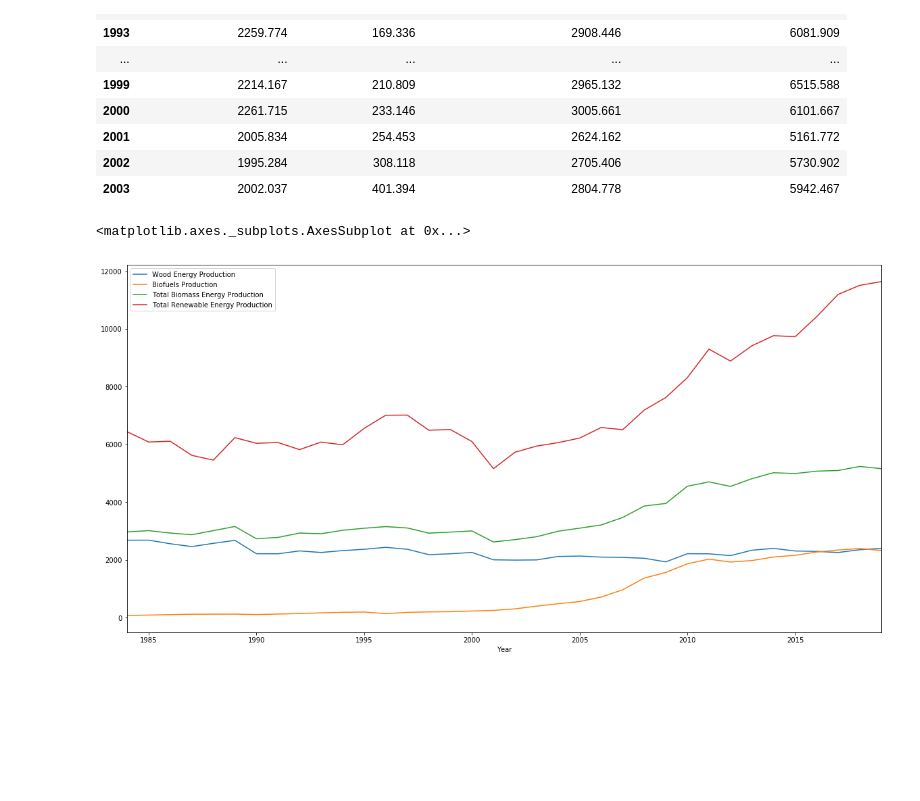
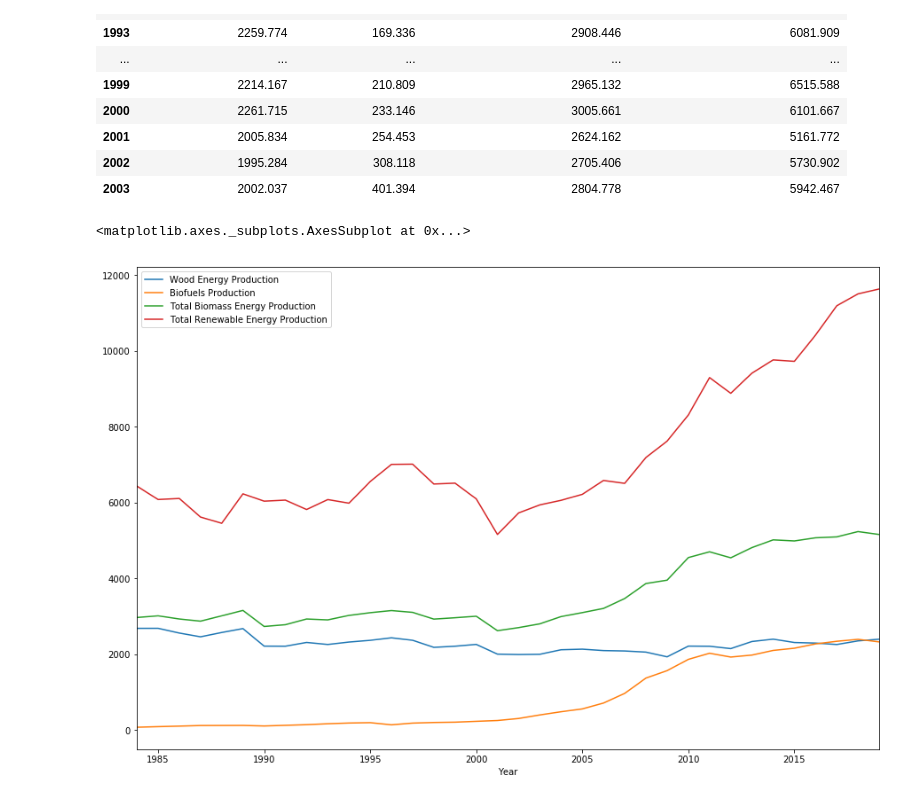
Before and after one commit to Laanu/Class_Project_Energy, a Jupyter notebook: notebooks/Elaine_Renewable_production.ipynb, the cells around one changed output. Cells and saved outputs as stored; diff of their text form; code cells hidden in the pictures; blank space fills up the shorter version.

```diff
--- a/notebooks/Elaine_Renewable_production.ipynb
+++ b/notebooks/Elaine_Renewable_production.ipynb
@@ -37,7 +37,7 @@ renewable_production_data.head(20)
 | 2003 | 2002.037 | 401.394 | 2804.778 | 5942.467 |
 # %%
 # Renewable production plot
-renewable_production_data.plot(figsize=(20,10))
+renewable_production_data.plot(figsize=(15,10))
 # %% [output]
 <matplotlib.axes._subplots.AxesSubplot at 0x...>
-[figure, old version]
+[figure, new version]
```
Also changed, not shown: parts of 1 cell of this notebook, 5 other files.
